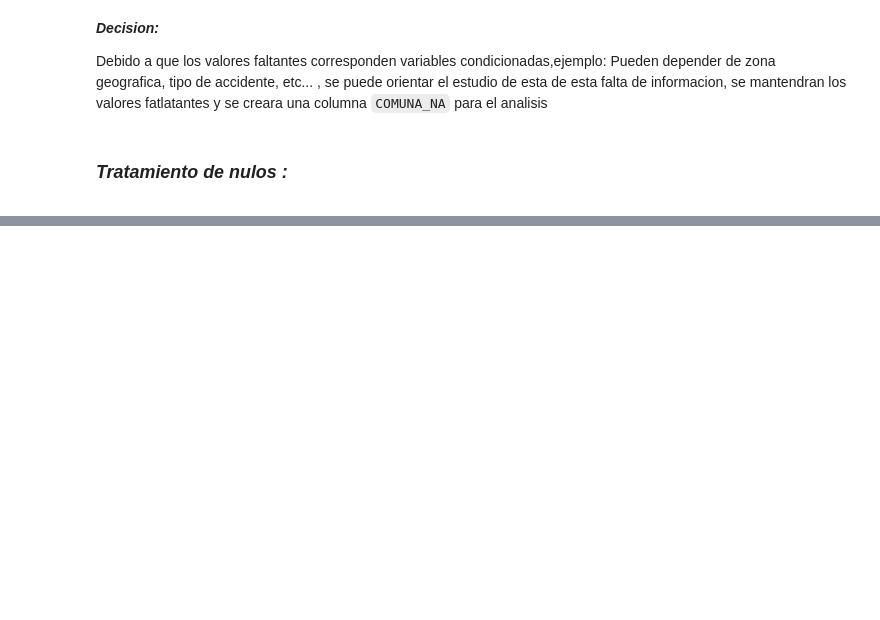
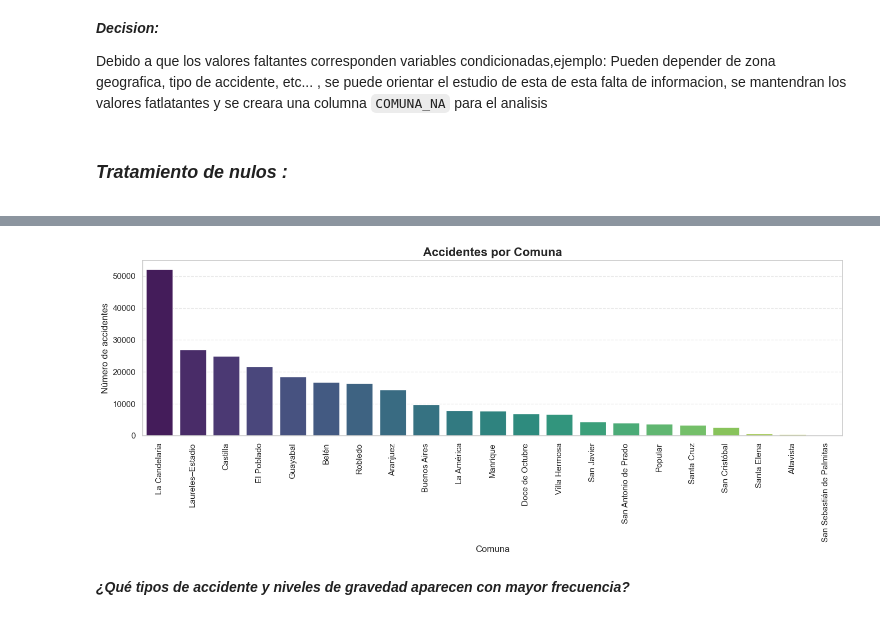
Before and after one commit to ignacioperez1504/medellin-traffic-accidents-analisis, a Jupyter notebook: Analisis_EDA.ipynb, the cells around one changed output, grey strips where cells are left out. Saved outputs shown, nothing was run; the diff lists cells and outputs as text; code cells hidden in the pictures; blank space fills up the shorter version.

```diff
--- a/Analisis_EDA.ipynb
+++ b/Analisis_EDA.ipynb
@@ -306,0 +420,34 @@ dta = dta.drop_duplicates()
+# %%
+dta_com_acc = (
+    dta.groupby('COMUNA')
+       .size()
+       .reset_index(name='N_ACCIDENTES')
+)
+# %%
+dta_com_acc = dta_com_acc.sort_values('N_ACCIDENTES', ascending=False)
+
+# Estilo
+sns.set_theme(style="whitegrid")
+
+plt.figure(figsize=(14,6))
+
+sns.barplot(
+    data=dta_com_acc,
+    x='COMUNA',
+    y='N_ACCIDENTES',
+    palette="viridis"
+)
+
+plt.title("Accidentes por Comuna", fontsize=16, weight="bold")
+plt.xlabel("Comuna")
+plt.ylabel("Número de accidentes")
+
+plt.xticks(rotation=90)
+plt.grid(True, axis='y', linestyle='--', alpha=0.4)
+
+plt.tight_layout()
+plt.show()
+# %% [output]
+[figure, added]
+# %% [markdown]
+</small>***¿Qué tipos de accidente y niveles de gravedad aparecen con mayor frecuencia?***</small>
```
Also changed, not shown: parts of 32 cells of this notebook.
